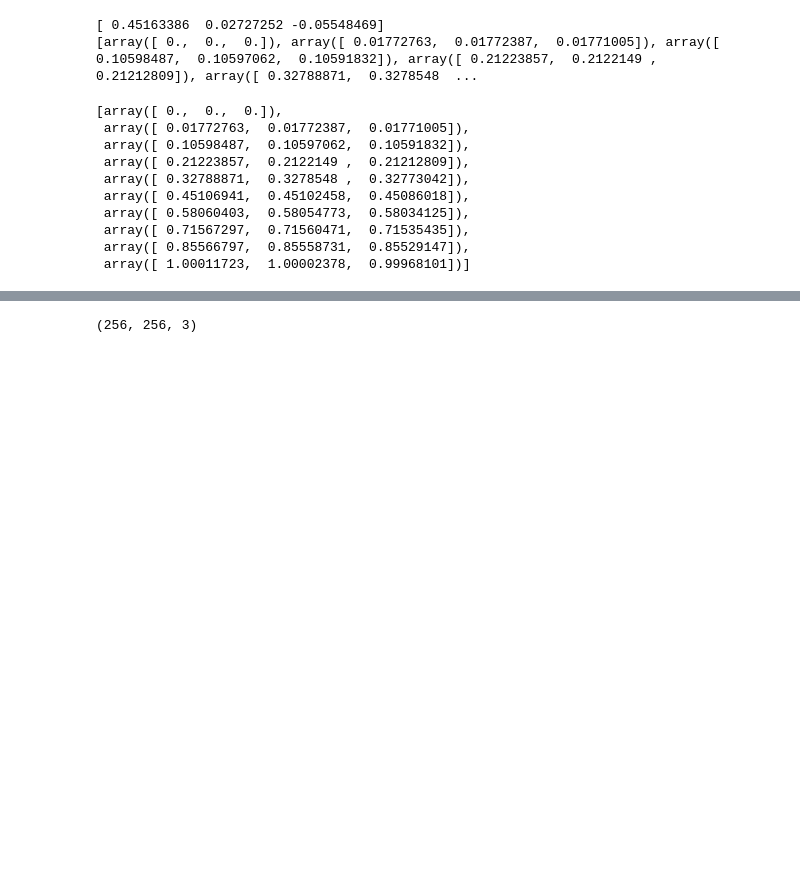
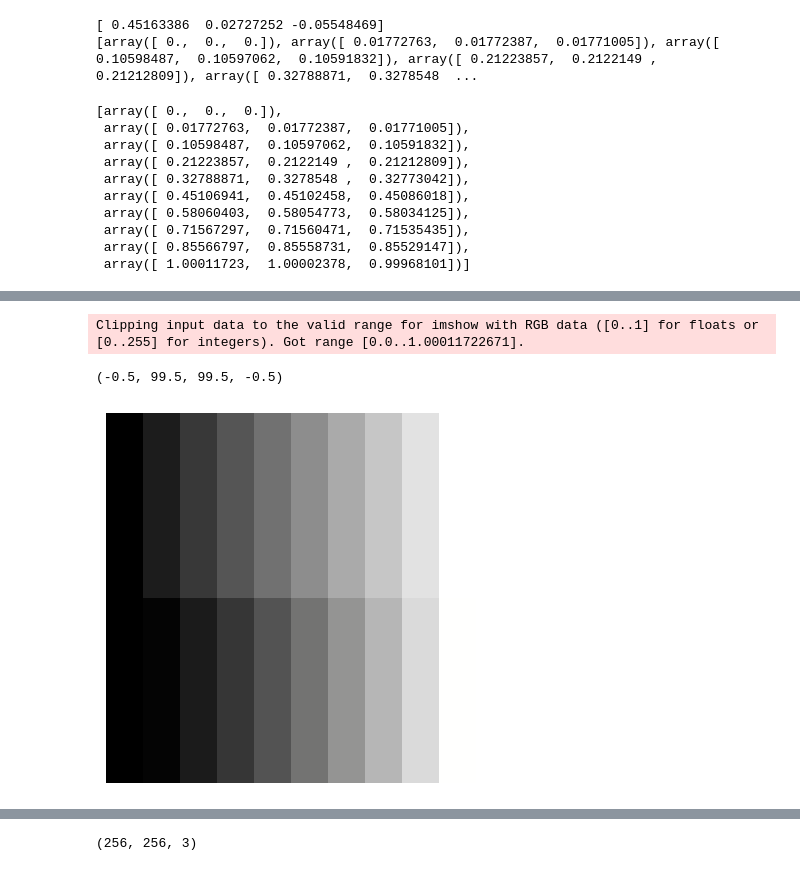
Before and after one commit to WiegerScheurer/physicspred, a Jupyter notebook: Notebooks/equal_lumen.ipynb, the cells around one changed output, grey strips where cells are left out. Cells and saved outputs as stored; diff of their text form; code cells hidden in the pictures; blank space fills up the shorter version.

```diff
--- a/Notebooks/equal_lumen.ipynb
+++ b/Notebooks/equal_lumen.ipynb
@@ -184,0 +234,16 @@ Clipping input data to the valid range for imshow with RGB data ([0..1] for floa
+# %%
+dims = 100
+block = np.ones((dims, dims, 3))
+
+col_no = 10
+for col in range(col_no):
+
+    block[:50, int(col * dims / col_no):int((col + 1) * dims / col_no), :] = rgb_colors[col]
+    block[50:, int(col * dims / col_no):int((col + 1) * dims / col_no), :] = oklab_colors_alt_alt[col]
+plt.imshow(block)
+
+plt.axis("off")
+# %% [output]
+Clipping input data to the valid range for imshow with RGB data ([0..1] for floats or [0..255] for integers). Got range [0.0..1.00011722671].
+(-0.5, 99.5, 99.5, -0.5)
+[figure, added]
```
Also changed, not shown: parts of 6 cells of this notebook, 7 other files.
